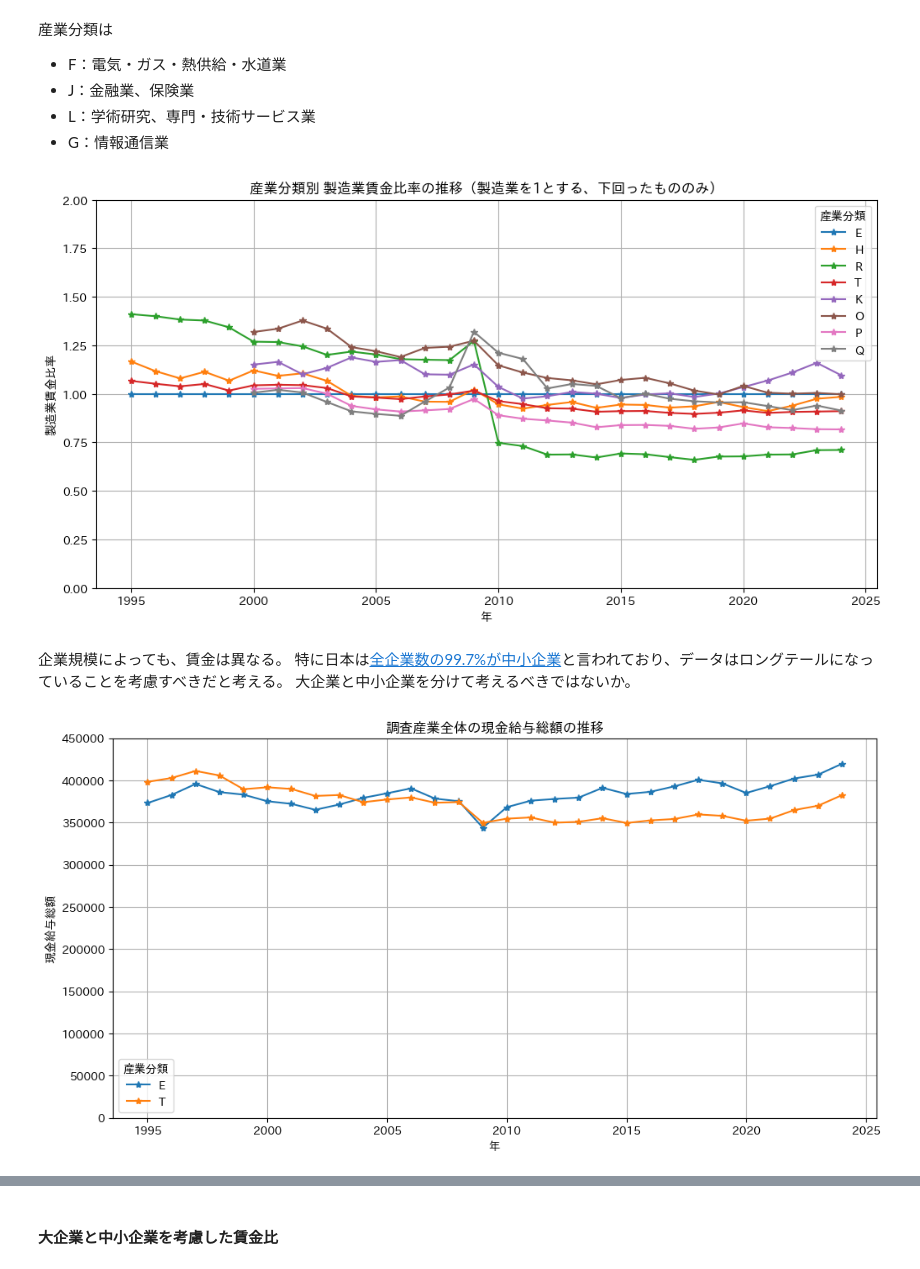
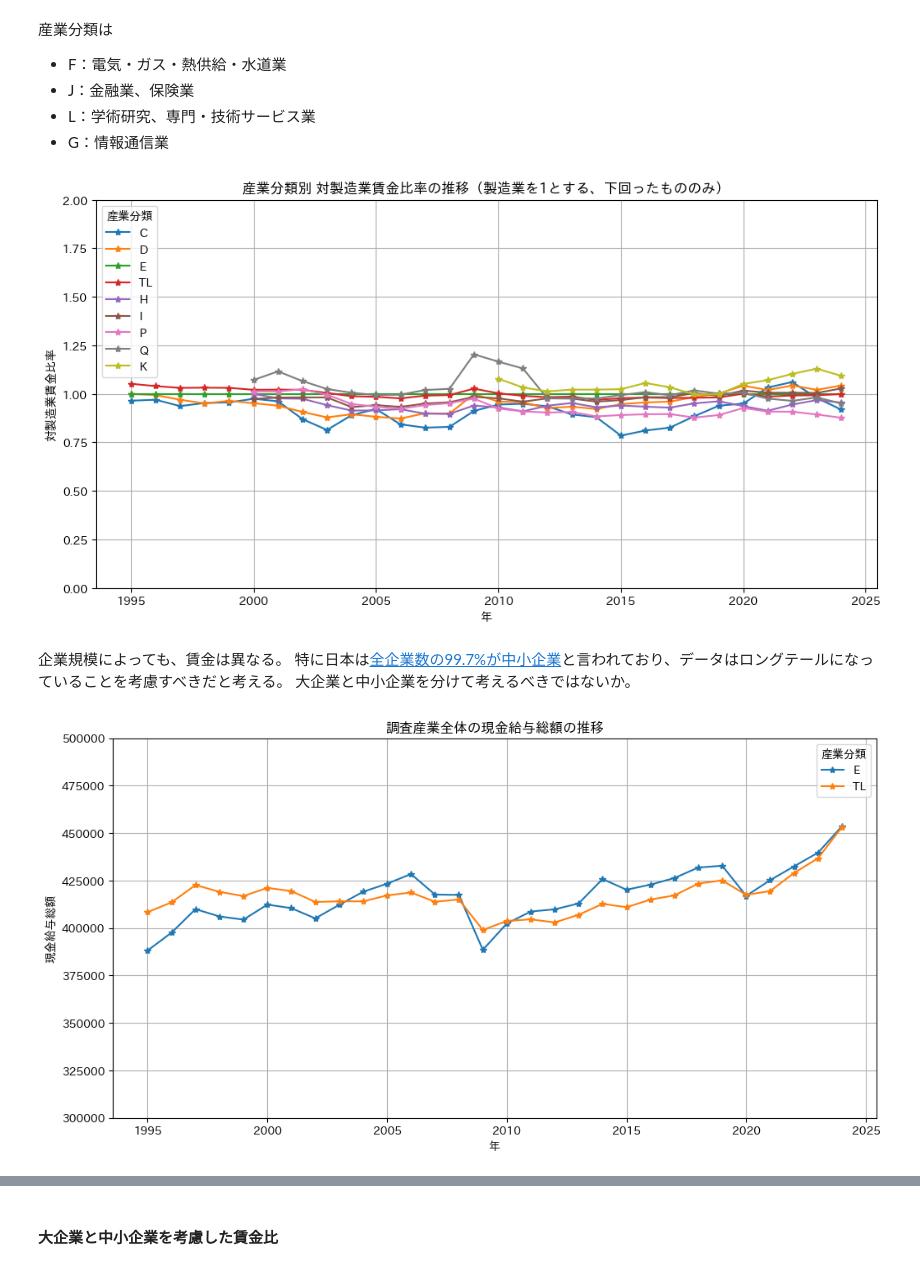
Before and after one commit to M-Yusei1001/K417_Capstone_G9, a Jupyter notebook: eda.ipynb, the cells around one changed output, grey strips where cells are left out. Saved outputs shown, nothing was run; the diff lists cells and outputs as text; code cells hidden in the pictures.

```diff
--- a/eda.ipynb
+++ b/eda.ipynb
@@ -216,9 +224,9 @@ cat_lower = []
 cat_upper = []
 cat_cross = []
 
-for industry in all_wages["産業分類"].unique():
-    industry_data = all_wages[all_wages["産業分類"] == industry]
-    ratios = industry_data["製造業賃金比率"].values
+for industry in size_t_wages["産業分類"].unique():
+    industry_data = size_t_wages[size_t_wages["産業分類"] == industry]
+    ratios = industry_data["対製造業賃金比率"].values
 
     # すべての値が1.0より大きい
     if all(ratio > 1.0 for ratio in ratios):
@@ -243,13 +251,13 @@ plt.figure(figsize=(12, 6))
 cat_lower.append("E")
 
 for industry in cat_lower:
-    industry_data = all_wages[all_wages["産業分類"] == industry]
-    plt.plot(industry_data["年"], industry_data["製造業賃金比率"], marker='*', label=industry)
+    industry_data = size_t_wages[size_t_wages["産業分類"] == industry]
+    plt.plot(industry_data["年"], industry_data["対製造業賃金比率"], marker='*', label=industry)
 
 plt.xlabel("年")
-plt.ylabel("製造業賃金比率")
+plt.ylabel("対製造業賃金比率")
 plt.ylim(0.0, 2.0)
-plt.title("産業分類別 製造業賃金比率の推移（製造業を1とする、下回ったもののみ）")
+plt.title("産業分類別 対製造業賃金比率の推移（製造業を1とする、下回ったもののみ）")
 plt.legend(title="産業分類")
 plt.grid(True)
 plt.show()
@@ -265,13 +273,13 @@ plt.figure(figsize=(12, 6))
 cat_upper.append("E")
 
 for industry in cat_upper:
-    industry_data = all_wages[all_wages["産業分類"] == industry]
-    plt.plot(industry_data["年"], industry_data["製造業賃金比率"], marker='*', label=industry)
+    industry_data = size_t_wages[size_t_wages["産業分類"] == industry]
+    plt.plot(industry_data["年"], industry_data["対製造業賃金比率"], marker='*', label=industry)
 
 plt.xlabel("年")
-plt.ylabel("製造業賃金比率")
+plt.ylabel("対製造業賃金比率")
 plt.ylim(0.0, 2.0)
-plt.title("産業分類別 製造業賃金比率の推移（製造業を1とする、上回ったもののみ）")
+plt.title("産業分類別 対製造業賃金比率の推移（製造業を1とする、上回ったもののみ）")
 plt.legend(title="産業分類")
 plt.grid(True)
 plt.show()
@@ -286,39 +294,42 @@ plt.show()
 # %%
 plt.figure(figsize=(12, 6))
 
-
 for industry in cat_cross:
-    industry_data = all_wages[all_wages["産業分類"] == industry]
-    plt.plot(industry_data["年"], industry_data["製造業賃金比率"], marker='*', label=industry)
+    industry_data = size_t_wages[size_t_wages["産業分類"] == industry]
+    plt.plot(industry_data["年"], industry_data["対製造業賃金比率"], marker='*', label=industry)
 
 plt.xlabel("年")
-plt.ylabel("製造業賃金比率")
+plt.ylabel("対製造業賃金比率")
 plt.ylim(0.0, 2.0)
-plt.title("産業分類別 製造業賃金比率の推移（製造業を1とする、下回ったもののみ）")
+plt.title("産業分類別 対製造業賃金比率の推移（製造業を1とする、下回ったもののみ）")
 plt.legend(title="産業分類")
 plt.grid(True)
 plt.show()
 # %% [output]
-[figure, old version]
+[figure, new version]
 # %% [markdown]
 企業規模によっても、賃金は異なる。
 特に日本は[全企業数の99.7%が中小企業](https://www.smrj.go.jp/recruit/environment.html)と言われており、データはロングテールになっていることを考慮すべきだと考える。
 大企業と中小企業を分けて考えるべきではないか。
 # %%
 # E（製造業）とT（調査産業計）のみでプロット
-all_wages_e_t = all_wages[all_wages["産業分類"].isin(["E", "T"])]
+wages_e_and_tl = size_t_wages[size_t_wages["産業分類"].isin(["E", "TL"])]
 plt.figure(figsize=(12, 6))
 
-for industry in all_wages_e_t["産業分類"].unique():
-    industry_data = all_wages_e_t[all_wages_e_t["産業分類"] == industry]
+for industry in wages_e_and_tl["産業分類"].unique():
+    industry_data = wages_e_and_tl[wages_e_and_tl["産業分類"] == industry]
     plt.plot(industry_data["年"], industry_data["現金給与総額"], marker='*', label=industry)
 
 plt.xlabel("年")
 plt.ylabel("現金給与総額")
-plt.ylim(0, 450000)
+plt.ylim(300000, 500000)
 plt.title("調査産業全体の現金給与総額の推移")
 plt.legend(title="産業分類")
 plt.grid(True)
+
+# 図を保存
+plt.savefig("wages_e_and_tl.png")
+
 plt.show()
 # %% [output]
-[figure, old version]
+[figure, new version]
```
Also changed, not shown: parts of 54 cells of this notebook, 7 other files.
